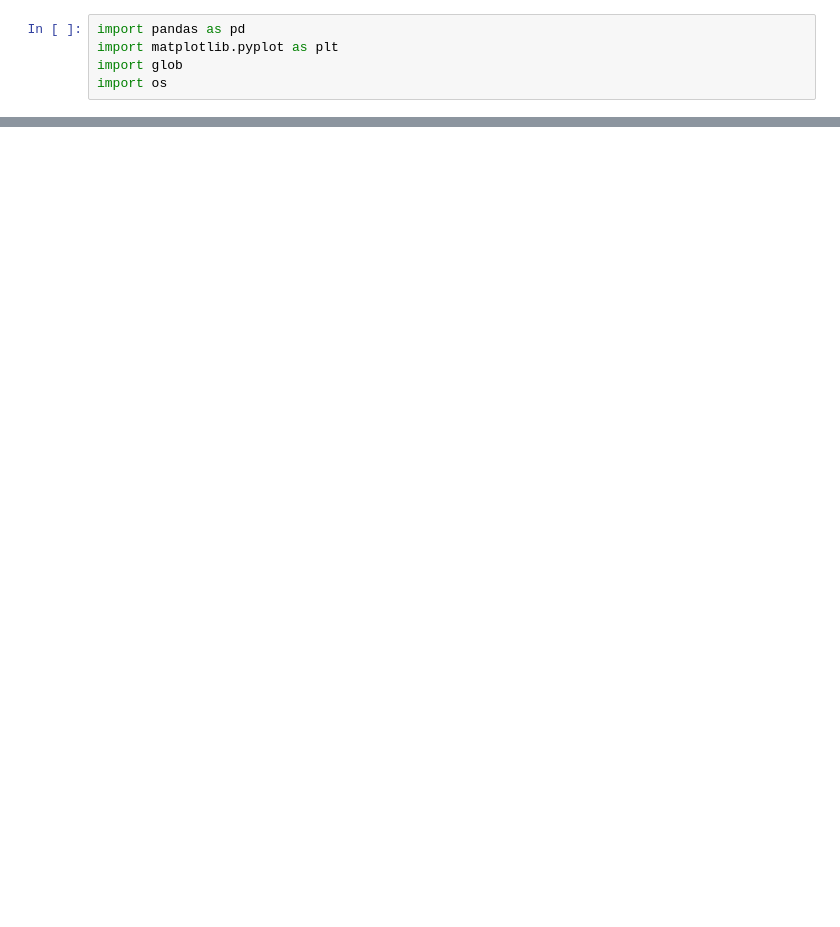
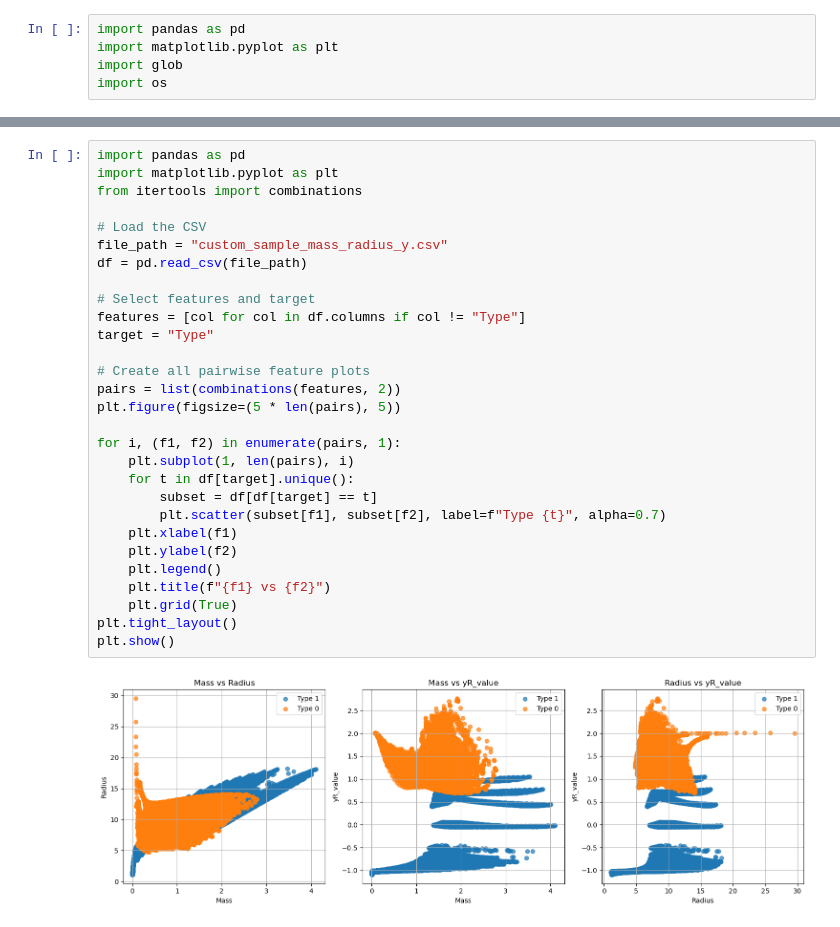
Before and after one commit to giorgoskoufetidis/TOV_EQUATIONS, a Jupyter notebook: Machine Learning/select_data.ipynb, the cells around one changed output, grey strips where cells are left out. Drawn from its saved outputs; the diff is of its cells as text; blank space fills up the shorter version.

```diff
--- a/Machine Learning/select_data.ipynb
+++ b/Machine Learning/select_data.ipynb
@@ -57,0 +415,31 @@ Text(0, 0.5, 'Mass (solar mass)')
+# %%
+import pandas as pd
+import matplotlib.pyplot as plt
+from itertools import combinations
+
+# Load the CSV
+file_path = "custom_sample_mass_radius_y.csv"
+df = pd.read_csv(file_path)
+
+# Select features and target
+features = [col for col in df.columns if col != "Type"]
+target = "Type"
+
+# Create all pairwise feature plots
+pairs = list(combinations(features, 2))
+plt.figure(figsize=(5 * len(pairs), 5))
+
+for i, (f1, f2) in enumerate(pairs, 1):
+    plt.subplot(1, len(pairs), i)
+    for t in df[target].unique():
+        subset = df[df[target] == t]
+        plt.scatter(subset[f1], subset[f2], label=f"Type {t}", alpha=0.7)
+    plt.xlabel(f1)
+    plt.ylabel(f2)
+    plt.legend()
+    plt.title(f"{f1} vs {f2}")
+    plt.grid(True)
+plt.tight_layout()
+plt.show()
+# %% [output]
+[figure, added]
```
Also changed, not shown: parts of 12 cells of this notebook, 33 other files.
